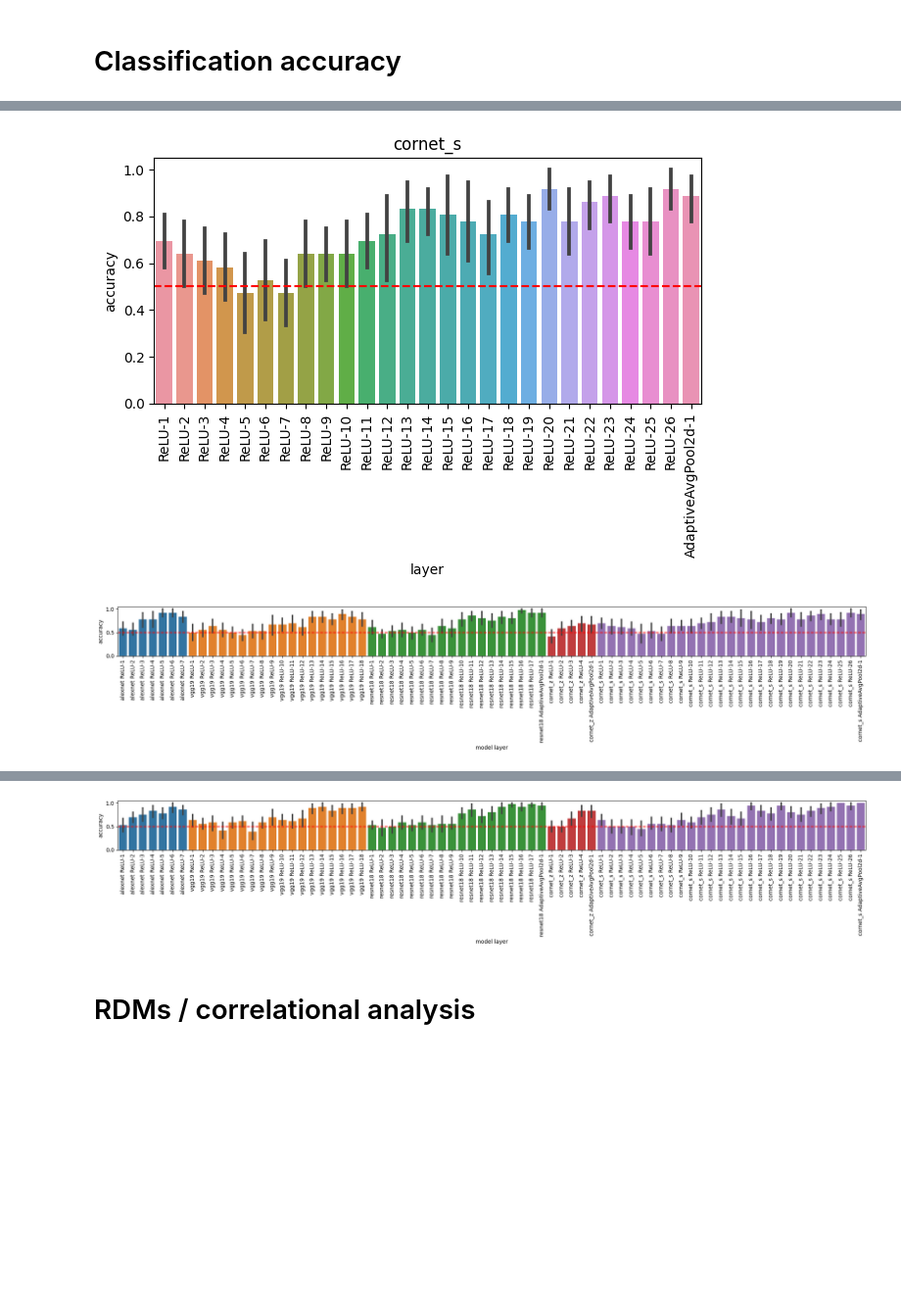
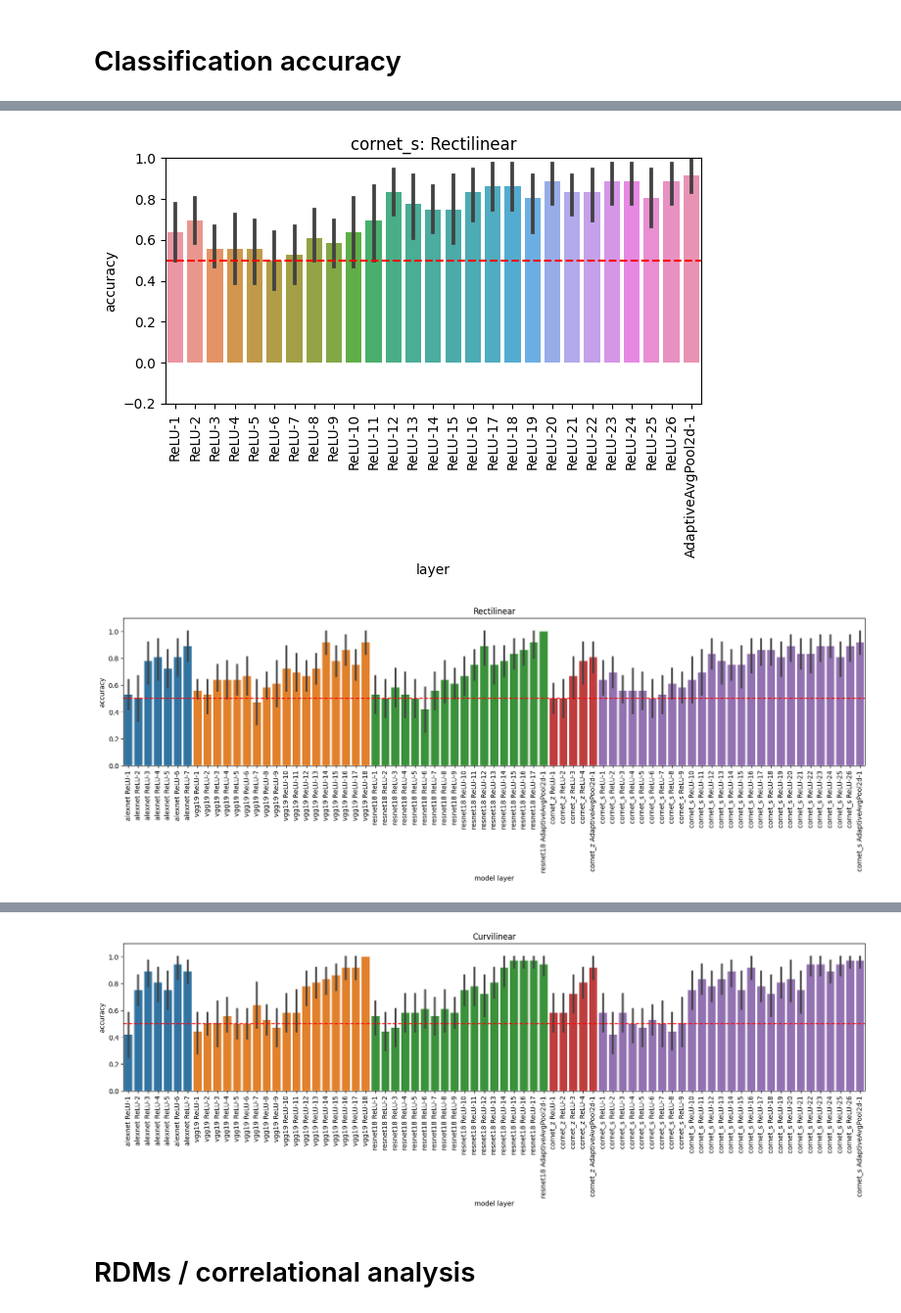
Before and after one commit to vayzenb/goodale-milner-test, a Jupyter notebook: dnn_playground.ipynb, the cells around one changed output, grey strips where cells are left out. Shown at 98% size. Saved outputs shown, nothing was run; the diff lists cells and outputs as text; code cells hidden in the pictures; blank space fills up the shorter version.

```diff
--- a/dnn_playground.ipynb
+++ b/dnn_playground.ipynb
@@ -141,10 +141,11 @@ def classify_2way(acts, labels, splits):
 Run for all stim
 '''
 from tqdm import tqdm
+import itertools
 
 
 experiment = 'allv1_rect'
-for experiment in ['allv1_rect', 'allv1_curv']:
+for experiment, exp_name in zip(['allv1_rect', 'allv1_curv'], ['Rectilinear', 'Curvilinear']):
     testloader, test_dataset = get_loader(f'{curr_dir}/stim/{experiment}')
 
     labels = torch.cat([labels for inputs, labels in testloader]).numpy()
@@ -173,11 +174,12 @@ for experiment in ['allv1_rect', 'allv1_curv']:
         this_df = pd.DataFrame(model_df)
         ax = sns.barplot(data=this_df[this_df['model']==model_arch], x='layer', hue='layer', y='accuracy', dodge=False)
         ax.axhline(y=0.5, color='r', linestyle='--')
-        plt.title(model_arch)
+        plt.title(f'{model_arch}: {exp_name}')
         plt.legend().remove()
+        plt.ylim(-0.2, 1)
         ax.set_xticklabels(ax.get_xticklabels(), rotation=90)
         plt.tight_layout()
-        plt.savefig(f'figures/{model_arch}_{experiment}_all_layers_acc.png', dpi=200)
+        plt.savefig(f'figures/{model_arch}_{experiment}_all_layers_acc.png', dpi=200, bbox_inches='tight')
         plt.show()
 
     model_df = pd.DataFrame(model_df)
@@ -186,9 +188,11 @@ for experiment in ['allv1_rect', 'allv1_curv']:
     fig = plt.figure(figsize=(20,4))
     ax = sns.barplot(model_df, x='model layer', hue='model', y='accuracy',dodge=False )
     ax.axhline(y=0.5, color='r', linestyle='--')
+    plt.ylim(0, 1.1)
     ax.set_xticklabels(ax.get_xticklabels(), rotation=90)
     plt.legend().remove()
-    plt.tight_layout()
-    plt.savefig(f'figures/models_{experiment}_acc.png', dpi=200)
+    plt.title(exp_name)
+#     plt.tight_layout()
+    plt.savefig(f'figures/models_{experiment}_acc.png', dpi=200, bbox_inches='tight')
     plt.show()
 # %% [output]
@@ -199,2 +203,2 @@ for experiment in ['allv1_rect', 'allv1_curv']:
-[figure, old version]
+[figure, new version]
-[figure, old version]
+[figure, new version]
@@ -206,4 +210,4 @@ for experiment in ['allv1_rect', 'allv1_curv']:
-[figure, old version]
+[figure, new version]
 # %% [markdown]
 # RDMs / correlational analysis
 # %%
```
Also changed, not shown: parts of 6 cells of this notebook, 20 other files.
